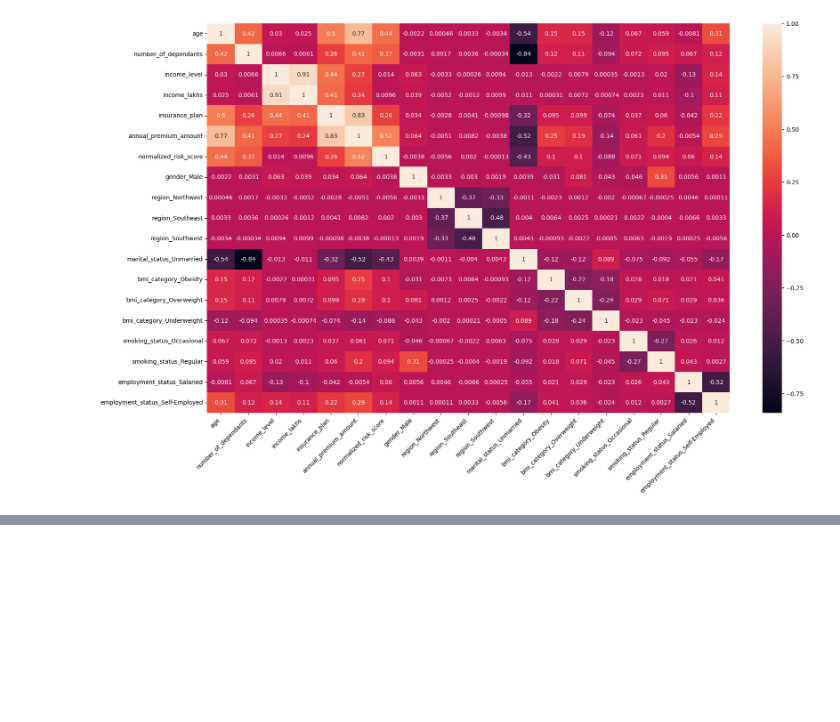
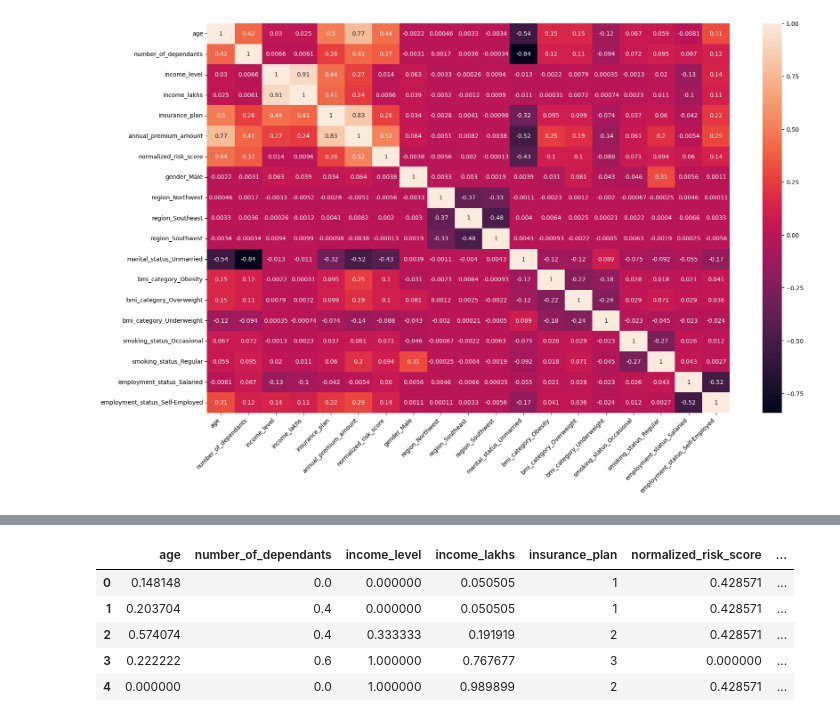
Before and after one commit to Hanishka-Kela/Healthcare-Premium-Prediction--Regression-, a Jupyter notebook: Data_resources/ml_prediction.ipynb, the cells around one changed output, grey strips where cells are left out. Cells and saved outputs as stored; diff of their text form; code cells hidden in the pictures; blank space fills up the shorter version.

```diff
--- a/Data_resources/ml_prediction.ipynb
+++ b/Data_resources/ml_prediction.ipynb
@@ -366,10 +366,9 @@ df2.income_level.unique()
 # %% [output]
 array(['<10L', '10L - 25L', '> 40L', '25L - 40L'], dtype=object)
 # %%
-df2['income_level'] = df2['income_level'].str.strip().map({
+df2['income_level'] = df2['income_level'].replace({
     '<10L': 1,
     '10L - 25L': 2,
     '25L - 40L': 3,
     '> 40L': 4
 })
-df2.head()
@@ -412,0 +434,20 @@ plt.show()
+# %%
+df4 = df4.copy()
+df4 = df4.apply(pd.to_numeric, errors='coerce')
+# %%
+X = df4.drop('annual_premium_amount', axis='columns')
+y = df4['annual_premium_amount']
+
+from sklearn.preprocessing import MinMaxScaler
+scaler = MinMaxScaler()
+cols_to_scale = ['age', 'number_of_dependants', 'income_level', 'income_lakhs']
+
+X[cols_to_scale] = scaler.fit_transform(X[cols_to_scale])
+X.head()
+# %% [output]
+|  | age | number_of_dependants | income_level | income_lakhs | insurance_plan | normalized_risk_score | ... |
+| 0 | 0.148148 | 0.0 | 0.000000 | 0.050505 | 1 | 0.428571 | ... |
+| 1 | 0.203704 | 0.4 | 0.000000 | 0.050505 | 1 | 0.428571 | ... |
+| 2 | 0.574074 | 0.4 | 0.333333 | 0.191919 | 2 | 0.428571 | ... |
+| 3 | 0.222222 | 0.6 | 1.000000 | 0.767677 | 3 | 0.000000 | ... |
+| 4 | 0.000000 | 0.0 | 1.000000 | 0.989899 | 2 | 0.428571 | ... |
```
Also changed, not shown: parts of 4 cells of this notebook.
